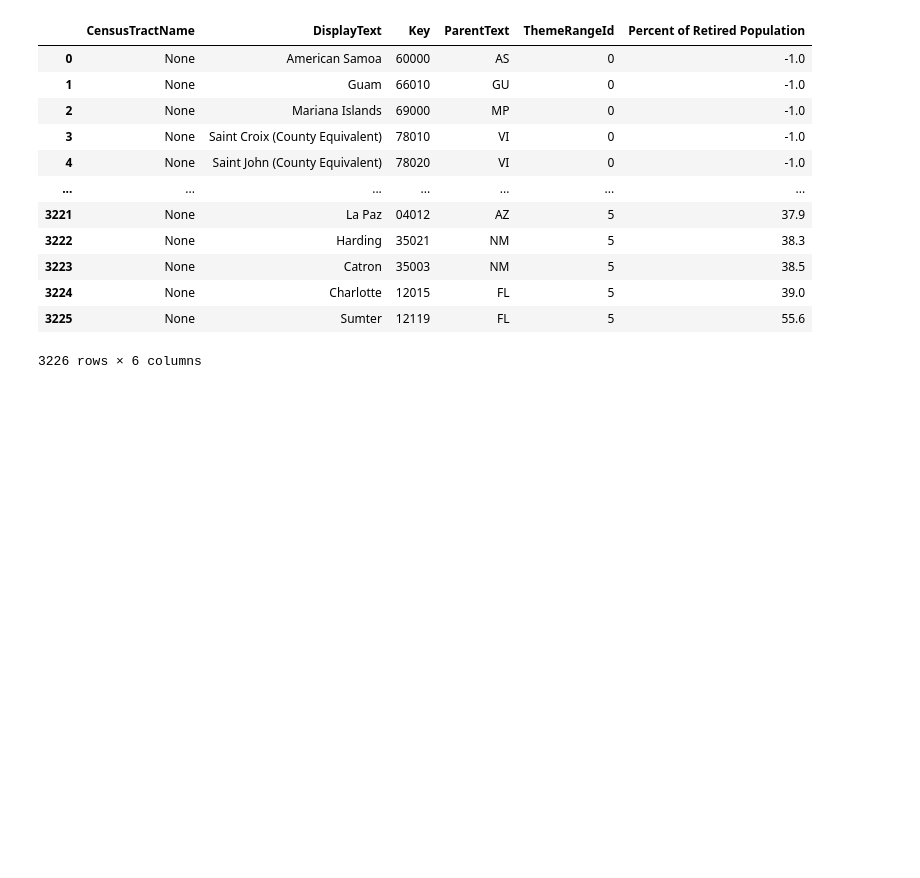
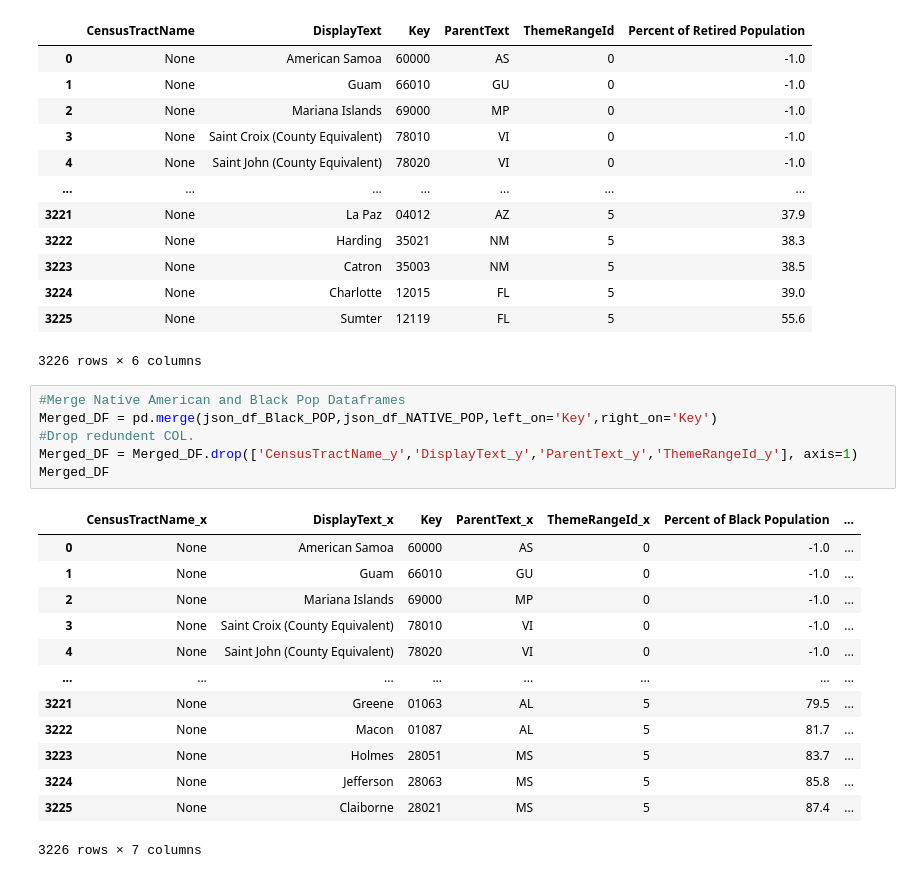
Before and after one commit to UCB-Data-Analysis-Project/UCB-Group-Project, a Jupyter notebook: Python Files/CDC_Scrape_Data.ipynb, the cells around one changed output. Cells and saved outputs as stored; diff of their text form; blank space fills up the shorter version.

```diff
--- a/Python Files/CDC_Scrape_Data.ipynb
+++ b/Python Files/CDC_Scrape_Data.ipynb
@@ -217,3 +214,23 @@ json_df_Retirement_POP
 | 3224 | None | Charlotte | 12015 | FL | 5 | 39.0 |
 | 3225 | None | Sumter | 12119 | FL | 5 | 55.6 |
 3226 rows × 6 columns
+# %%
+#Merge Native American and Black Pop Dataframes
+Merged_DF = pd.merge(json_df_Black_POP,json_df_NATIVE_POP,left_on='Key',right_on='Key')
+#Drop redundent COL.
+Merged_DF = Merged_DF.drop(['CensusTractName_y','DisplayText_y','ParentText_y','ThemeRangeId_y'], axis=1)
+Merged_DF
+# %% [output]
+|  | CensusTractName_x | DisplayText_x | Key | ParentText_x | ThemeRangeId_x | Percent of Black Population | ... |
+| 0 | None | American Samoa | 60000 | AS | 0 | -1.0 | ... |
+| 1 | None | Guam | 66010 | GU | 0 | -1.0 | ... |
+| 2 | None | Mariana Islands | 69000 | MP | 0 | -1.0 | ... |
+| 3 | None | Saint Croix (County Equivalent) | 78010 | VI | 0 | -1.0 | ... |
+| 4 | None | Saint John (County Equivalent) | 78020 | VI | 0 | -1.0 | ... |
+| ... | ... | ... | ... | ... | ... | ... | ... |
+| 3221 | None | Greene | 01063 | AL | 5 | 79.5 | ... |
+| 3222 | None | Macon | 01087 | AL | 5 | 81.7 | ... |
+| 3223 | None | Holmes | 28051 | MS | 5 | 83.7 | ... |
+| 3224 | None | Jefferson | 28063 | MS | 5 | 85.8 | ... |
+| 3225 | None | Claiborne | 28021 | MS | 5 | 87.4 | ... |
+3226 rows × 7 columns
```
Also changed, not shown: parts of 2 cells of this notebook.
